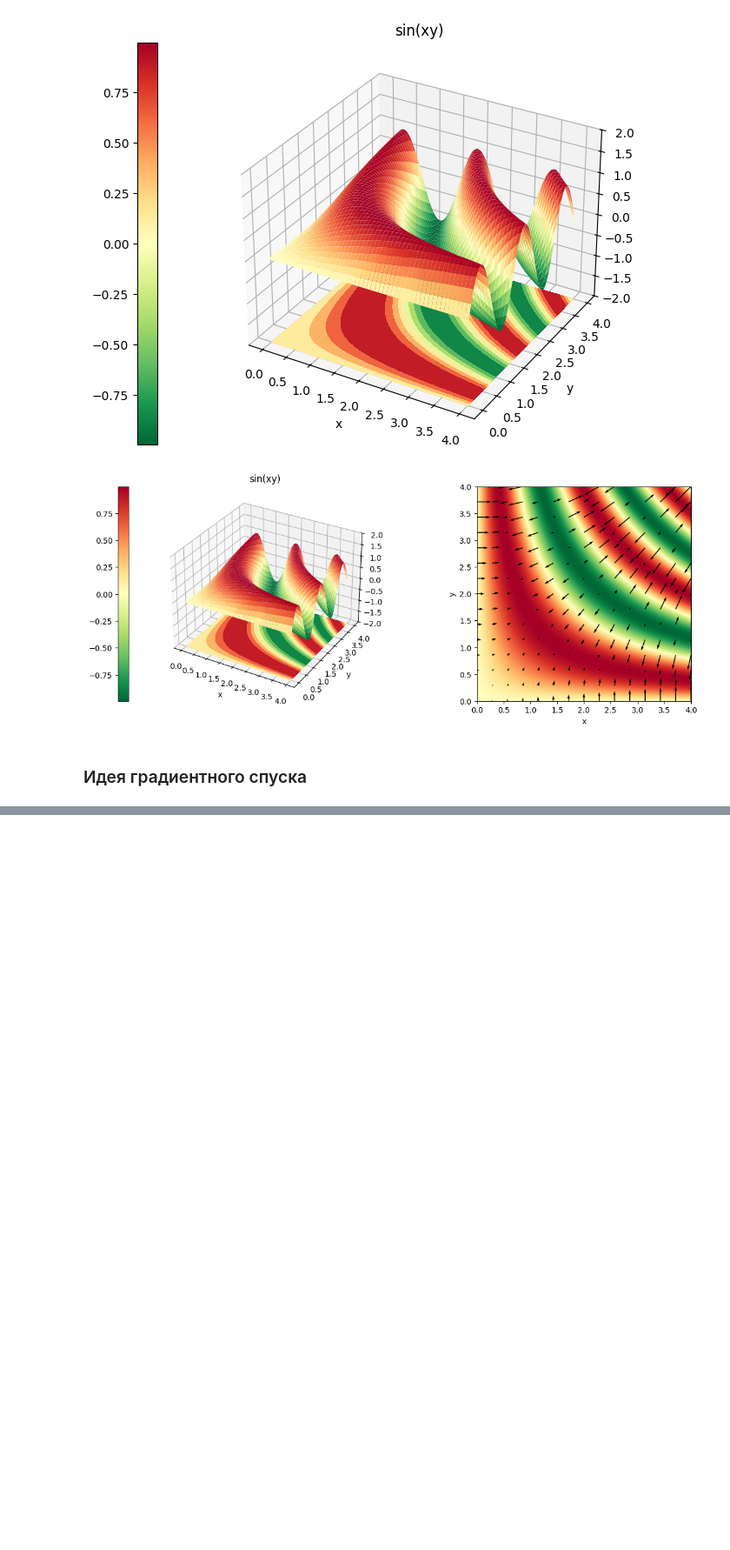
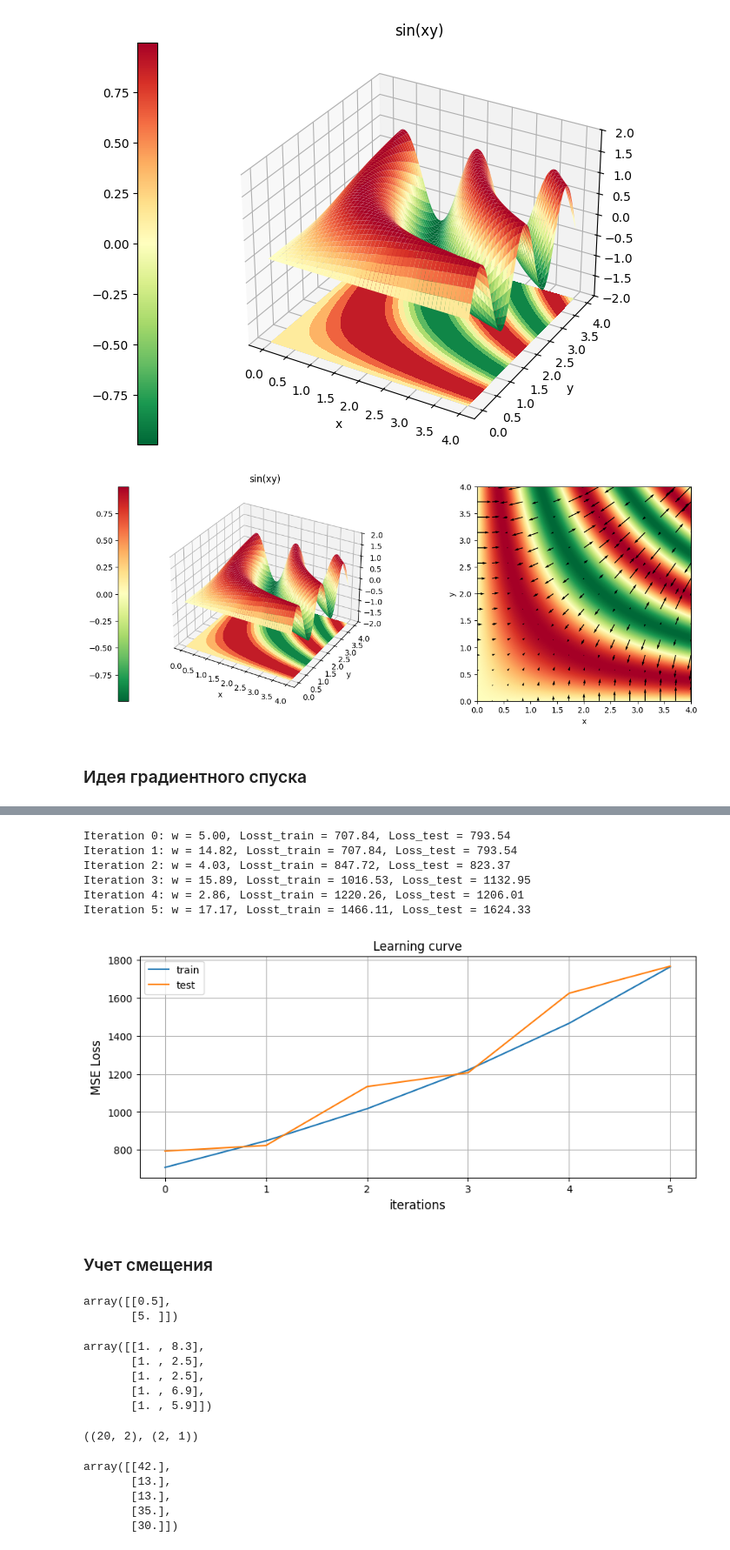
Before and after one commit to mrinly/introduction-to-libraries, a Jupyter notebook: scikit-learn/linear_models.ipynb, the cells around one changed output, grey strips where cells are left out. Shown at 87% size. Drawn from its saved outputs; the diff is of its cells as text; code cells hidden in the pictures; blank space fills up the shorter version.

```diff
--- a/scikit-learn/linear_models.ipynb
+++ b/scikit-learn/linear_models.ipynb
@@ -285,0 +387,44 @@ ModuleNotFoundError: No module named 'ipywidgets'
+# %%
+slopes, prediction, mse_train, dmse_train, mse_test = gradient_descent(x_train[:, 0], y_train, x_test[:, 0], y_test, w=5, alpha=0.034, iteration=5)
+# %% [output]
+Iteration 0: w = 5.00, Losst_train = 707.84, Loss_test = 793.54
+Iteration 1: w = 14.82, Losst_train = 707.84, Loss_test = 793.54
+Iteration 2: w = 4.03, Losst_train = 847.72, Loss_test = 823.37
+Iteration 3: w = 15.89, Losst_train = 1016.53, Loss_test = 1132.95
+Iteration 4: w = 2.86, Losst_train = 1220.26, Loss_test = 1206.01
+Iteration 5: w = 17.17, Losst_train = 1466.11, Loss_test = 1624.33
+# %%
+plot_mse(mse_train, mse_test)
+# %% [output]
+[figure, added]
+# %% [markdown]
+### Учет смещения
+# %%
+w = np.array([[0.5], [5]])
+w
+# %% [output]
+array([[0.5],
+       [5. ]])
+# %%
+x_train = np.hstack((np.ones((x_train.shape[0], 1)), x_train))
+x_test =  np.hstack((np.ones((x_test.shape[0], 1)), x_test))
+x_test
+# %% [output]
+array([[1. , 8.3],
+       [1. , 2.5],
+       [1. , 2.5],
+       [1. , 6.9],
+       [1. , 5.9]])
+# %%
+x_train.shape, w.shape
+# %% [output]
+((20, 2), (2, 1))
+# %%
+y_pred = x_test @ w
+y_pred
+# %% [output]
+array([[42.],
+       [13.],
+       [13.],
+       [35.],
+       [30.]])
```
Also changed, not shown: parts of 27 cells of this notebook.
